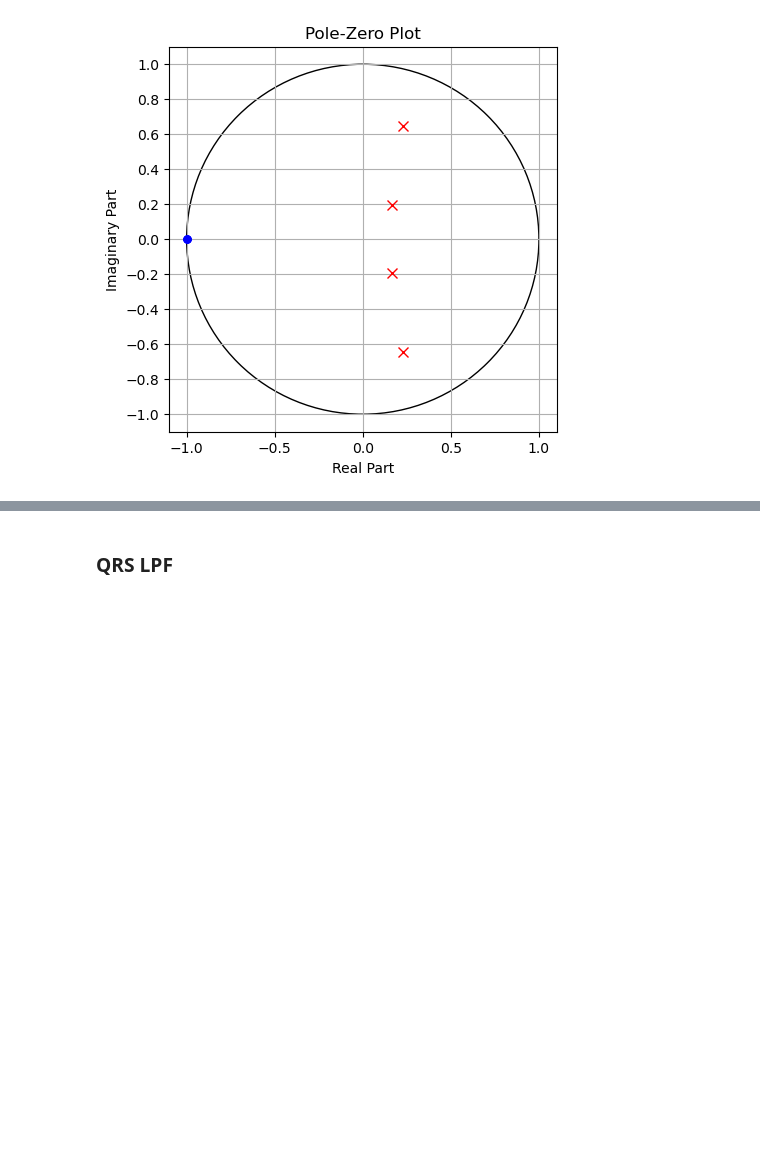
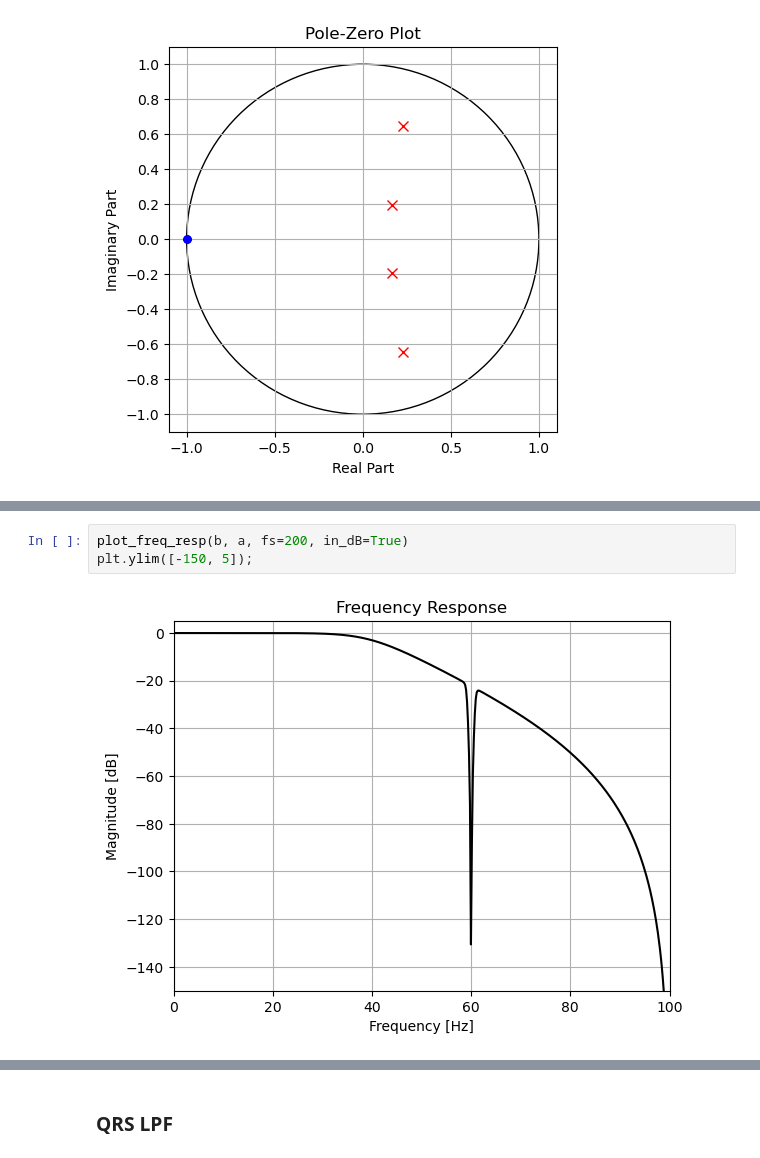
Before and after one commit to bryanmcelvy/microHeartMonitor, a Jupyter notebook: tools/filter_design/filt_design.ipynb, the cells around one changed output, grey strips where cells are left out. Cells and saved outputs as stored; diff of their text form; blank space fills up the shorter version.

```diff
--- a/tools/filter_design/filt_design.ipynb
+++ b/tools/filter_design/filt_design.ipynb
@@ -56,0 +82,5 @@ plot_pole_zero(b, a)
+# %%
+plot_freq_resp(b, a, fs=200, in_dB=True)
+plt.ylim([-150, 5]);
+# %% [output]
+[figure, added]
```
Also changed, not shown: parts of 6 cells of this notebook, 2 other files.
